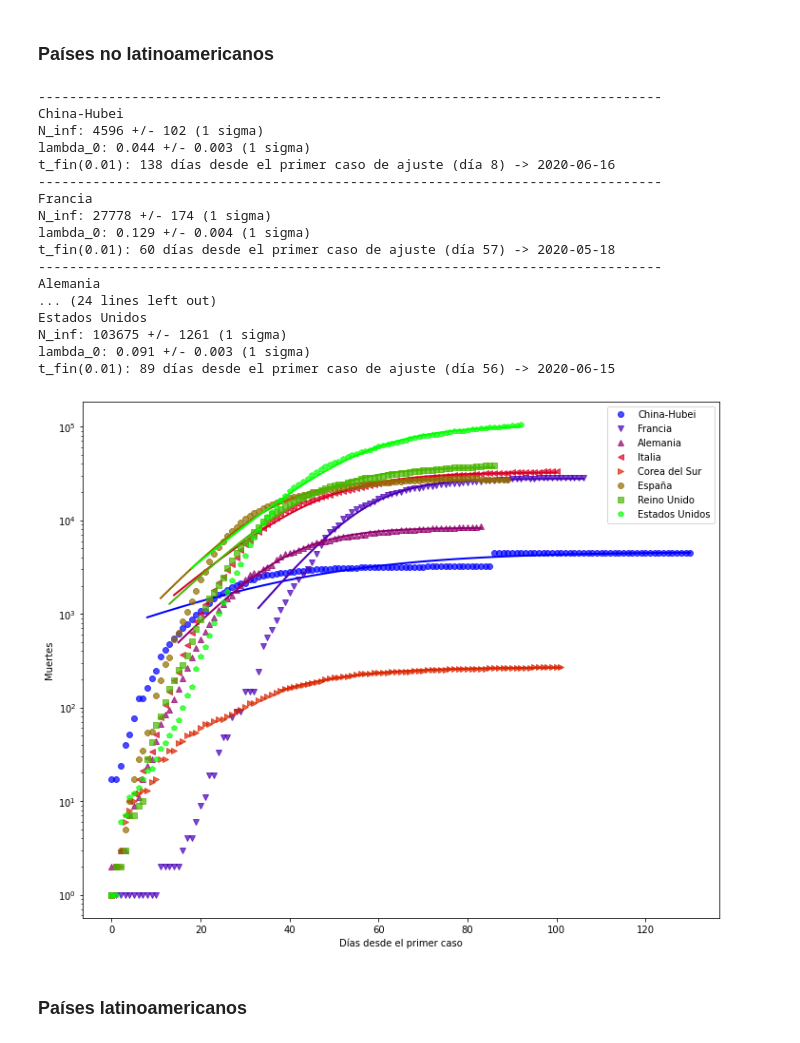
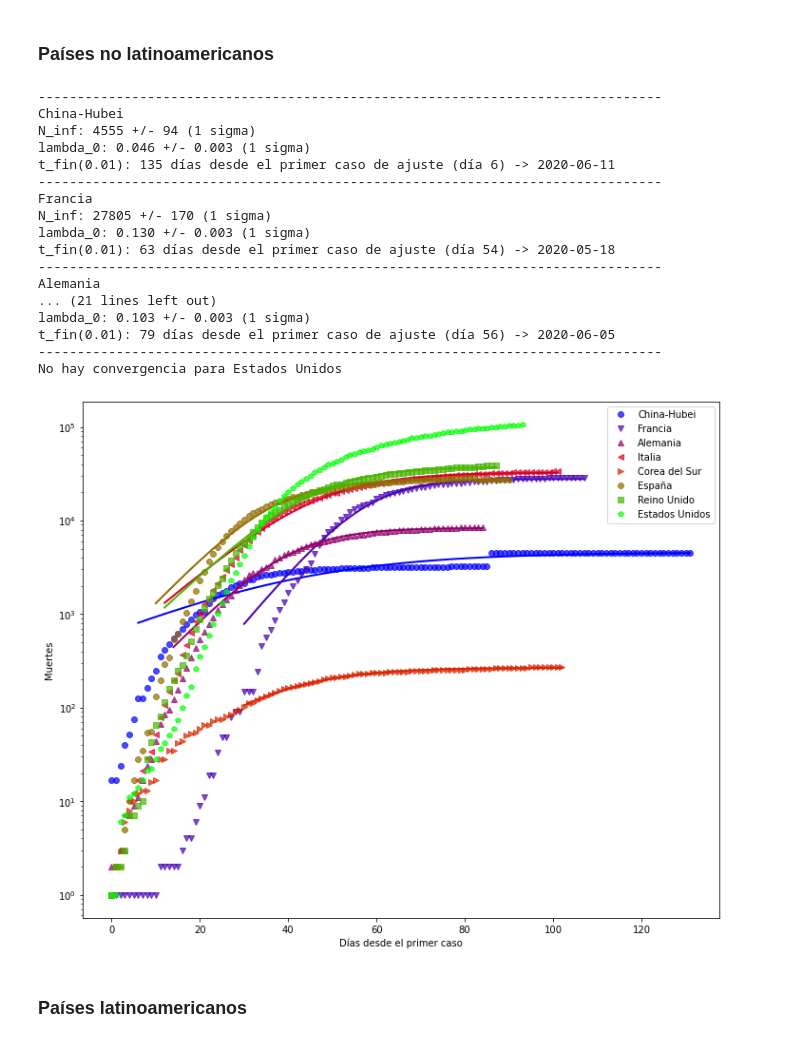
Before and after one commit to manuxch/logistic-covid19, a Jupyter notebook: Logistic_model_COVID-19.ipynb, the cells around one changed output. Cells and saved outputs as stored; diff of their text form; code cells hidden in the pictures.

```diff
--- a/Logistic_model_COVID-19.ipynb
+++ b/Logistic_model_COVID-19.ipynb
@@ -253,26 +253,26 @@ El número de personas fallecidas por el COVID-19 se registra con mayor precisi
 # %% [markdown]
 ### Países no latinoamericanos
 # %%
-plot_fit(deadths_no_lat, 150, 'Muertes', logscale=True, p_fin=0.01)
+plot_fit(deadths_no_lat, 100, 'Muertes', logscale=True, p_fin=0.01)
 # %% [output]
 --------------------------------------------------------------------------------
 China-Hubei
-N_inf: 4596 +/- 102 (1 sigma)
-lambda_0: 0.044 +/- 0.003 (1 sigma)
-t_fin(0.01): 138 días desde el primer caso de ajuste (día 8) -> 2020-06-16
+N_inf: 4555 +/- 94 (1 sigma)
+lambda_0: 0.046 +/- 0.003 (1 sigma)
+t_fin(0.01): 135 días desde el primer caso de ajuste (día 6) -> 2020-06-11
 --------------------------------------------------------------------------------
 Francia
-N_inf: 27778 +/- 174 (1 sigma)
-lambda_0: 0.129 +/- 0.004 (1 sigma)
-t_fin(0.01): 60 días desde el primer caso de ajuste (día 57) -> 2020-05-18
+N_inf: 27805 +/- 170 (1 sigma)
+lambda_0: 0.130 +/- 0.003 (1 sigma)
+t_fin(0.01): 63 días desde el primer caso de ajuste (día 54) -> 2020-05-18
 --------------------------------------------------------------------------------
 Alemania
-... (24 lines left out)
-Estados Unidos
-N_inf: 103675 +/- 1261 (1 sigma)
-lambda_0: 0.091 +/- 0.003 (1 sigma)
-t_fin(0.01): 89 días desde el primer caso de ajuste (día 56) -> 2020-06-15
+... (21 lines left out)
+lambda_0: 0.103 +/- 0.003 (1 sigma)
+t_fin(0.01): 79 días desde el primer caso de ajuste (día 56) -> 2020-06-05
+--------------------------------------------------------------------------------
+No hay convergencia para Estados Unidos
-[figure, old version]
+[figure, new version]
 # %% [markdown]
 ### Países latinoamericanos
 # %%
```
Also changed, not shown: parts of 8 cells of this notebook.
